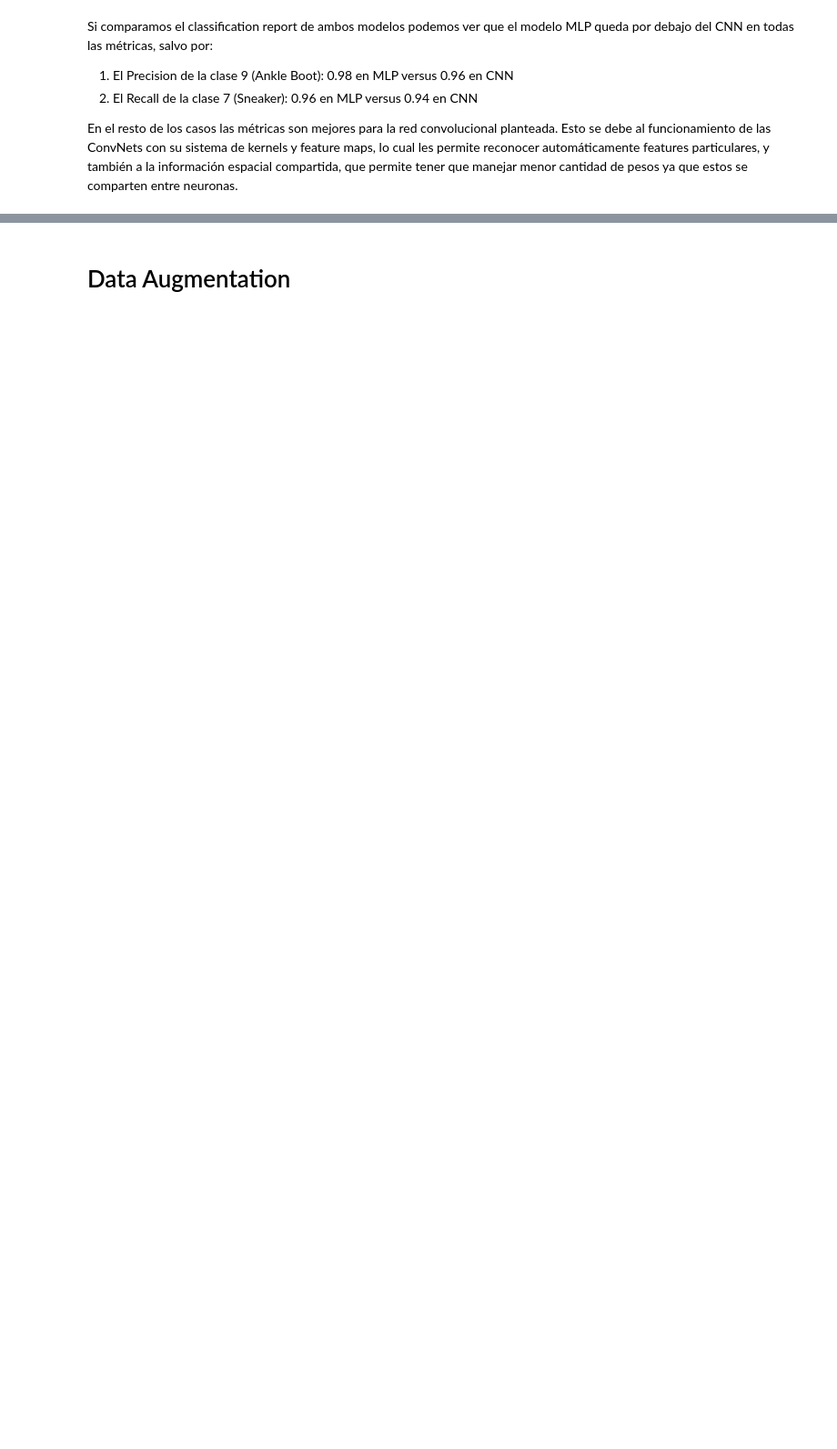
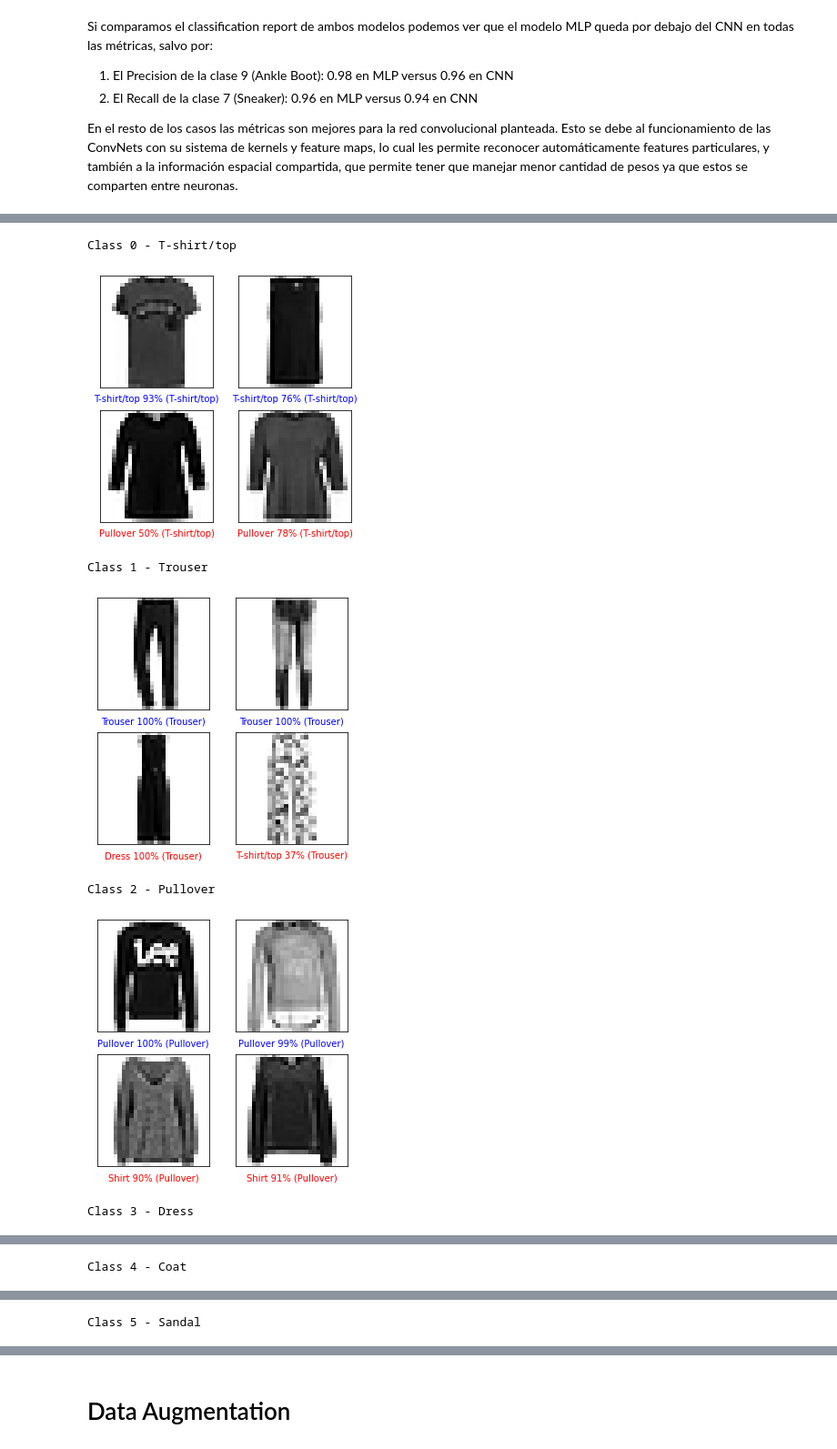
Before and after one commit to Ganymede23/UCSE-TP-ML-2022, a Jupyter notebook: tp3_fashion_mnist.ipynb, the cells around one changed output, grey strips where cells are left out. Shown at 91% size. Saved outputs shown, nothing was run; the diff lists cells and outputs as text; code cells hidden in the pictures; blank space fills up the shorter version.

```diff
--- a/tp3_fashion_mnist.ipynb
+++ b/tp3_fashion_mnist.ipynb
@@ -91,10 +83,6 @@ from sklearn.metrics import accuracy_score, confusion_matrix
 # %%
 from tensorflow.keras.datasets import fashion_mnist
-'''
-(X_train, Y_train), (X_test, Y_test) = fashion_mnist.load_data()
-(X_train, Y_train) = train
-(X_test, Y_test) = test
-'''
+
 train, test = fashion_mnist.load_data()
 X_train, Y_train = train
 X_test, Y_test = test
@@ -2946,0 +2815,2 @@ print('Pruned test accuracy:', model_for_pruning_accuracy)
+# %%
+predictions = cnn_final.predict(X_test)
@@ -2946,0 +2866,13 @@ print('Pruned test accuracy:', model_for_pruning_accuracy)
+# %%
+for item in LABELS:
+    print('Class',item,'-',LABELS_TEXT[item])
+    predictions_per_class(item)
+    print()
+# %% [output]
+Class 0 - T-shirt/top
+[figure, added]
+Class 1 - Trouser
+[figure, added]
+Class 2 - Pullover
+[figure, added]
+Class 3 - Dress
@@ -2946,0 +2880 @@ print('Pruned test accuracy:', model_for_pruning_accuracy)
+Class 4 - Coat
@@ -2946,0 +2882 @@ print('Pruned test accuracy:', model_for_pruning_accuracy)
+Class 5 - Sandal
```
Also changed, not shown: parts of 67 cells of this notebook, 4 other files.
